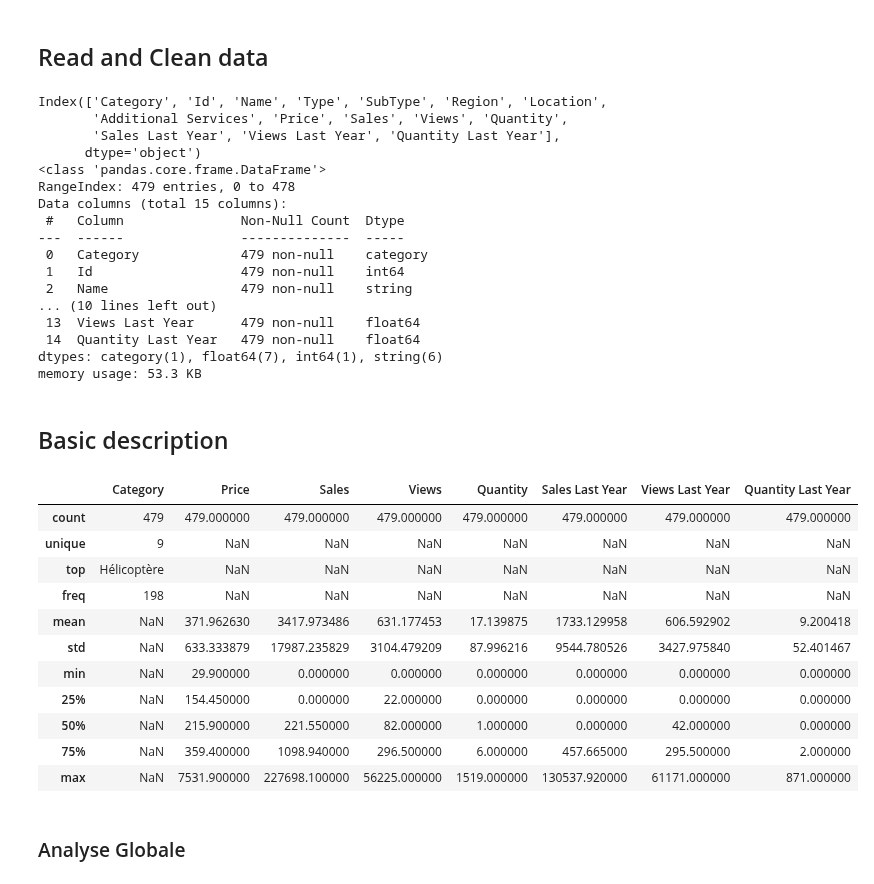
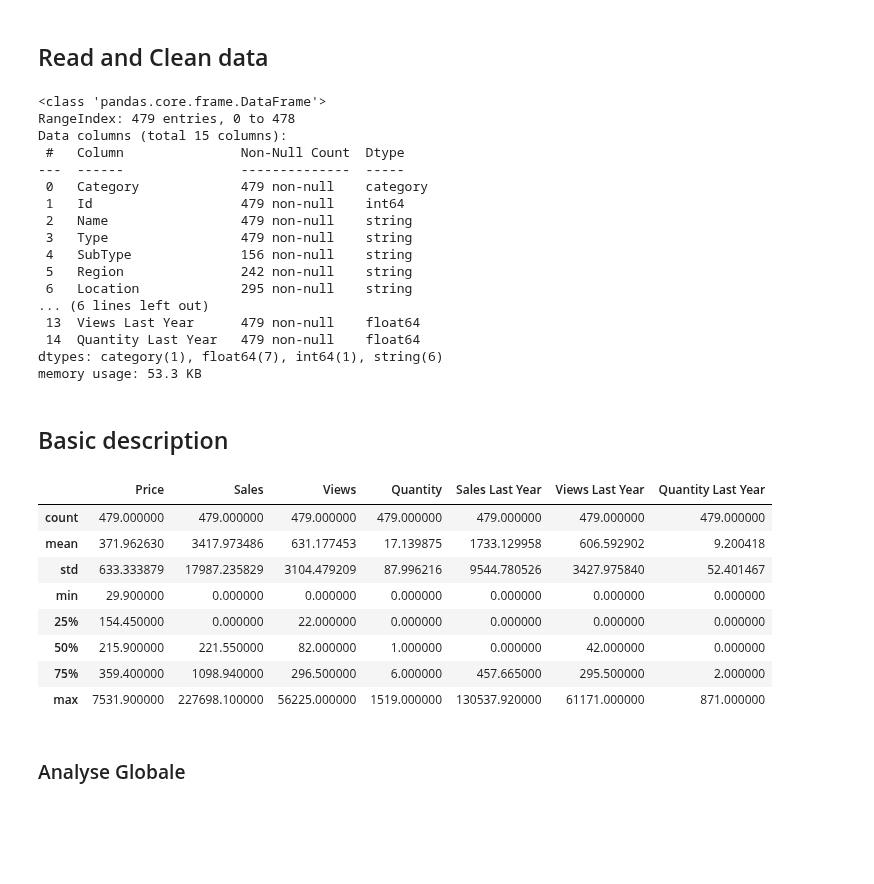
Before and after one commit to Alhuin/SmartBoxAnalysis, a Jupyter notebook: SmartBoxAnalysis.ipynb, the cells around one changed output. Cells and saved outputs as stored; diff of their text form; code cells hidden in the pictures; blank space fills up the shorter version.

```diff
--- a/SmartBoxAnalysis.ipynb
+++ b/SmartBoxAnalysis.ipynb
@@ -42,7 +42,6 @@ sales = sales.rename(columns={
     "Where": "Location",
 })
 
-print(sales.columns)
 sales["Price"] = sanitize_numbers(sales["Price"])
 sales["Sales"] = sanitize_numbers(sales["Sales"])
 sales["Sales Last Year"] = sanitize_numbers(sales["Sales Last Year"])
@@ -61,10 +60,6 @@ sales["Additional Services"] = sales["Additional Services"].astype("string")
 
 sales.info()
 # %% [output]
-Index(['Category', 'Id', 'Name', 'Type', 'SubType', 'Region', 'Location',
-       'Additional Services', 'Price', 'Sales', 'Views', 'Quantity',
-       'Sales Last Year', 'Views Last Year', 'Quantity Last Year'],
-      dtype='object')
 <class 'pandas.core.frame.DataFrame'>
 RangeIndex: 479 entries, 0 to 478
 Data columns (total 15 columns):
@@ -73,7 +68,11 @@ Data columns (total 15 columns):
  0   Category             479 non-null    category
  1   Id                   479 non-null    int64
  2   Name                 479 non-null    string
-... (10 lines left out)
+ 3   Type                 479 non-null    string
+ 4   SubType              156 non-null    string
+ 5   Region               242 non-null    string
+ 6   Location             295 non-null    string
+... (6 lines left out)
  13  Views Last Year      479 non-null    float64
  14  Quantity Last Year   479 non-null    float64
 dtypes: category(1), float64(7), int64(1), string(6)
@@ -82,20 +81,17 @@ memory usage: 53.3 KB
 
 ## Basic description
 # %%
-sales.describe(exclude=["int64", "string"])
+sales.describe(exclude=["int64", "string", "category"])
 # %% [output]
-|  | Category | Price | Sales | Views | Quantity | Sales Last Year | Views Last Year | Quantity Last Year |
-| count | 479 | 479.000000 | 479.000000 | 479.000000 | 479.000000 | 479.000000 | 479.000000 | 479.000000 |
-| unique | 9 | NaN | NaN | NaN | NaN | NaN | NaN | NaN |
-| top | Hélicoptère | NaN | NaN | NaN | NaN | NaN | NaN | NaN |
-| freq | 198 | NaN | NaN | NaN | NaN | NaN | NaN | NaN |
-| mean | NaN | 371.962630 | 3417.973486 | 631.177453 | 17.139875 | 1733.129958 | 606.592902 | 9.200418 |
-| std | NaN | 633.333879 | 17987.235829 | 3104.479209 | 87.996216 | 9544.780526 | 3427.975840 | 52.401467 |
-| min | NaN | 29.900000 | 0.000000 | 0.000000 | 0.000000 | 0.000000 | 0.000000 | 0.000000 |
-| 25% | NaN | 154.450000 | 0.000000 | 22.000000 | 0.000000 | 0.000000 | 0.000000 | 0.000000 |
-| 50% | NaN | 215.900000 | 221.550000 | 82.000000 | 1.000000 | 0.000000 | 42.000000 | 0.000000 |
-| 75% | NaN | 359.400000 | 1098.940000 | 296.500000 | 6.000000 | 457.665000 | 295.500000 | 2.000000 |
-| max | NaN | 7531.900000 | 227698.100000 | 56225.000000 | 1519.000000 | 130537.920000 | 61171.000000 | 871.000000 |
+|  | Price | Sales | Views | Quantity | Sales Last Year | Views Last Year | Quantity Last Year |
+| count | 479.000000 | 479.000000 | 479.000000 | 479.000000 | 479.000000 | 479.000000 | 479.000000 |
+| mean | 371.962630 | 3417.973486 | 631.177453 | 17.139875 | 1733.129958 | 606.592902 | 9.200418 |
+| std | 633.333879 | 17987.235829 | 3104.479209 | 87.996216 | 9544.780526 | 3427.975840 | 52.401467 |
+| min | 29.900000 | 0.000000 | 0.000000 | 0.000000 | 0.000000 | 0.000000 | 0.000000 |
+| 25% | 154.450000 | 0.000000 | 22.000000 | 0.000000 | 0.000000 | 0.000000 | 0.000000 |
+| 50% | 215.900000 | 221.550000 | 82.000000 | 1.000000 | 0.000000 | 42.000000 | 0.000000 |
+| 75% | 359.400000 | 1098.940000 | 296.500000 | 6.000000 | 457.665000 | 295.500000 | 2.000000 |
+| max | 7531.900000 | 227698.100000 | 56225.000000 | 1519.000000 | 130537.920000 | 61171.000000 | 871.000000 |
 # %% [markdown]
 ### Analyse Globale
 # %% [markdown]
```
Also changed, not shown: parts of 18 cells of this notebook.
